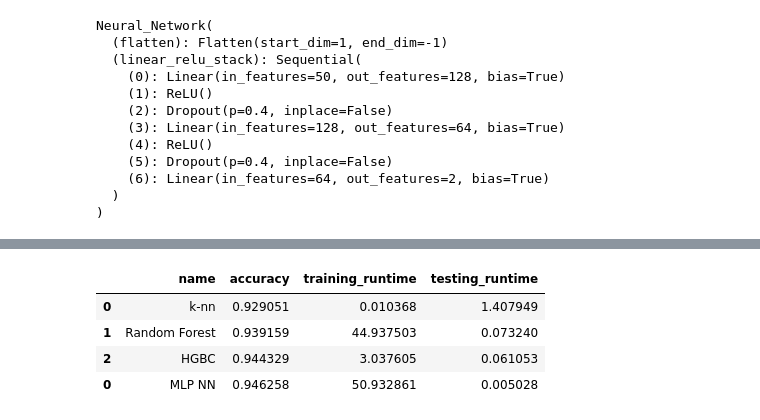
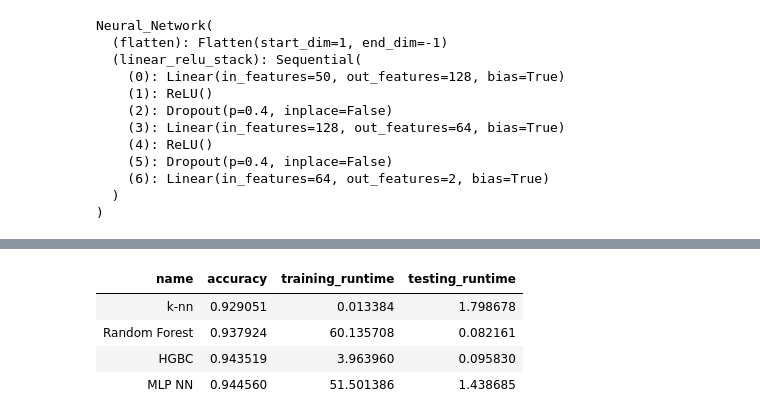
Before and after one commit to Just-Neptun/FP, a Jupyter notebook: S10 Machine Learning/ml_fp/part4.ipynb, the cells around one changed output, grey strips where cells are left out. Cells and saved outputs as stored; diff of their text form; code cells hidden in the pictures.

```diff
--- a/S10 Machine Learning/ml_fp/part4.ipynb
+++ b/S10 Machine Learning/ml_fp/part4.ipynb
@@ -265,24 +282,24 @@ plt.show()
-# %%
-te_st = time.time()
-MLP_model(X_test)
-te_et = time.time()
-
-# get data for nn after training, put on end of df_classical, then plot that
-df_nn_final = [{
-    'name': 'MLP NN',
-    'accuracy': df_nn.tail(1)['test_accuracy'].item(),
-    'training_runtime': tr_et - tr_st,
-    'testing_runtime': te_et - te_st
-}]
-
-df = pd.concat([df_classical, pd.DataFrame(df_nn_final)])
-df
-# %% [output]
-|  | name | accuracy | training_runtime | testing_runtime |
-| 0 | k-nn | 0.929051 | 0.010368 | 1.407949 |
-| 1 | Random Forest | 0.939159 | 44.937503 | 0.073240 |
-| 2 | HGBC | 0.944329 | 3.037605 | 0.061053 |
-| 0 | MLP NN | 0.946258 | 50.932861 | 0.005028 |
+# %%
+te_st = time.time()
+result = test(test_dataloader, MLP_model, loss_fn, DEVICE)
+te_et = time.time()
+
+# get data for nn after training, put on end of df_classical, then plot that
+df_nn_final = [{
+    'name': 'MLP NN',
+    'accuracy': result['test_accuracy'],
+    'training_runtime': tr_et - tr_st,
+    'testing_runtime': te_et - te_st
+}]
+
+df = pd.concat([df_classical, pd.DataFrame(df_nn_final)])
+df.style.hide(axis='index')
+# %% [output]
+| name | accuracy | training_runtime | testing_runtime |
+| k-nn | 0.929051 | 0.013384 | 1.798678 |
+| Random Forest | 0.937924 | 60.135708 | 0.082161 |
+| HGBC | 0.943519 | 3.963960 | 0.095830 |
+| MLP NN | 0.944560 | 51.501386 | 1.438685 |
 # %%
 fig, axes = plt.subplots(1, 2, figsize=(2*6, 5))
 ax1, ax2 = axes
```
Also changed, not shown: parts of 8 cells of this notebook.
